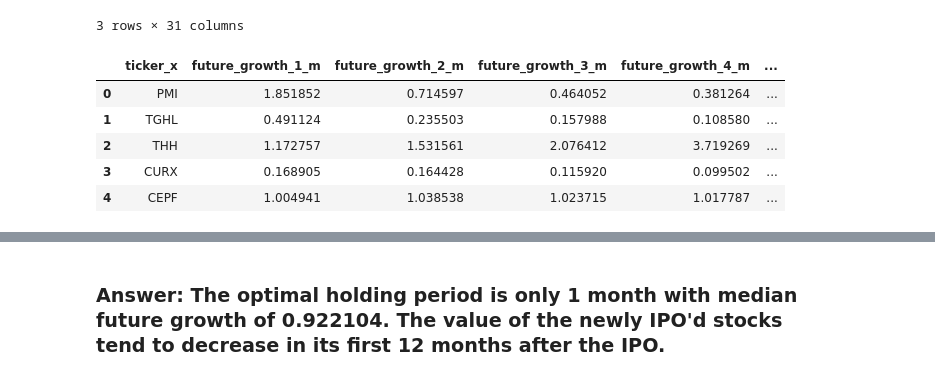
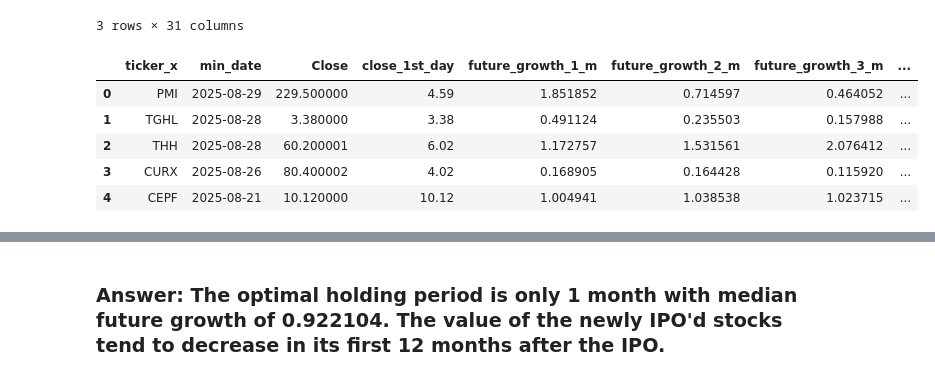
Before and after one commit to romadvincula/learn, a Jupyter notebook: dtc/stock-market-analytics-zoomcamp-2026/02-dataframe-analysis/homework2_answered.ipynb, the cells around one changed output, grey strips where cells are left out. Drawn from its saved outputs; the diff is of its cells as text; code cells hidden in the pictures.

```diff
--- a/dtc/stock-market-analytics-zoomcamp-2026/02-dataframe-analysis/homework2_answered.ipynb
+++ b/dtc/stock-market-analytics-zoomcamp-2026/02-dataframe-analysis/homework2_answered.ipynb
@@ -408,24 +409,24 @@ stocks_df.head(3)
 # %%
 merged_df = pd.merge(
     entry_df,
     stocks_df,
     how="inner",
     left_on="ticker-mindate",
     right_on="ticker-date",
     validate="many_to_one"
-)[["ticker_x", "future_growth_1_m", "future_growth_2_m", "future_growth_3_m",
-   "future_growth_4_m", "future_growth_5_m", "future_growth_6_m", "future_growth_7_m",
-   "future_growth_8_m", "future_growth_9_m", "future_growth_10_m", "future_growth_11_m",
-   "future_growth_12_m"
+)[["ticker_x", "min_date", "Close", "close_1st_day",
+   "future_growth_1_m", "future_growth_2_m", "future_growth_3_m", "future_growth_4_m",
+   "future_growth_5_m", "future_growth_6_m", "future_growth_7_m", "future_growth_8_m",
+   "future_growth_9_m", "future_growth_10_m", "future_growth_11_m", "future_growth_12_m"
    ]]
 display(merged_df.head())
 # %% [output]
-|  | ticker_x | future_growth_1_m | future_growth_2_m | future_growth_3_m | future_growth_4_m | ... |
-| 0 | PMI | 1.851852 | 0.714597 | 0.464052 | 0.381264 | ... |
-| 1 | TGHL | 0.491124 | 0.235503 | 0.157988 | 0.108580 | ... |
-| 2 | THH | 1.172757 | 1.531561 | 2.076412 | 3.719269 | ... |
-| 3 | CURX | 0.168905 | 0.164428 | 0.115920 | 0.099502 | ... |
-| 4 | CEPF | 1.004941 | 1.038538 | 1.023715 | 1.017787 | ... |
+|  | ticker_x | min_date | Close | close_1st_day | future_growth_1_m | future_growth_2_m | future_growth_3_m | ... |
+| 0 | PMI | 2025-08-29 | 229.500000 | 4.59 | 1.851852 | 0.714597 | 0.464052 | ... |
+| 1 | TGHL | 2025-08-28 | 3.380000 | 3.38 | 0.491124 | 0.235503 | 0.157988 | ... |
+| 2 | THH | 2025-08-28 | 60.200001 | 6.02 | 1.172757 | 1.531561 | 2.076412 | ... |
+| 3 | CURX | 2025-08-26 | 80.400002 | 4.02 | 0.168905 | 0.164428 | 0.115920 | ... |
+| 4 | CEPF | 2025-08-21 | 10.120000 | 10.12 | 1.004941 | 1.038538 | 1.023715 | ... |
 # %%
 merged_df.describe()
 # %% [output]
```
Also changed, not shown: parts of 9 cells of this notebook.
